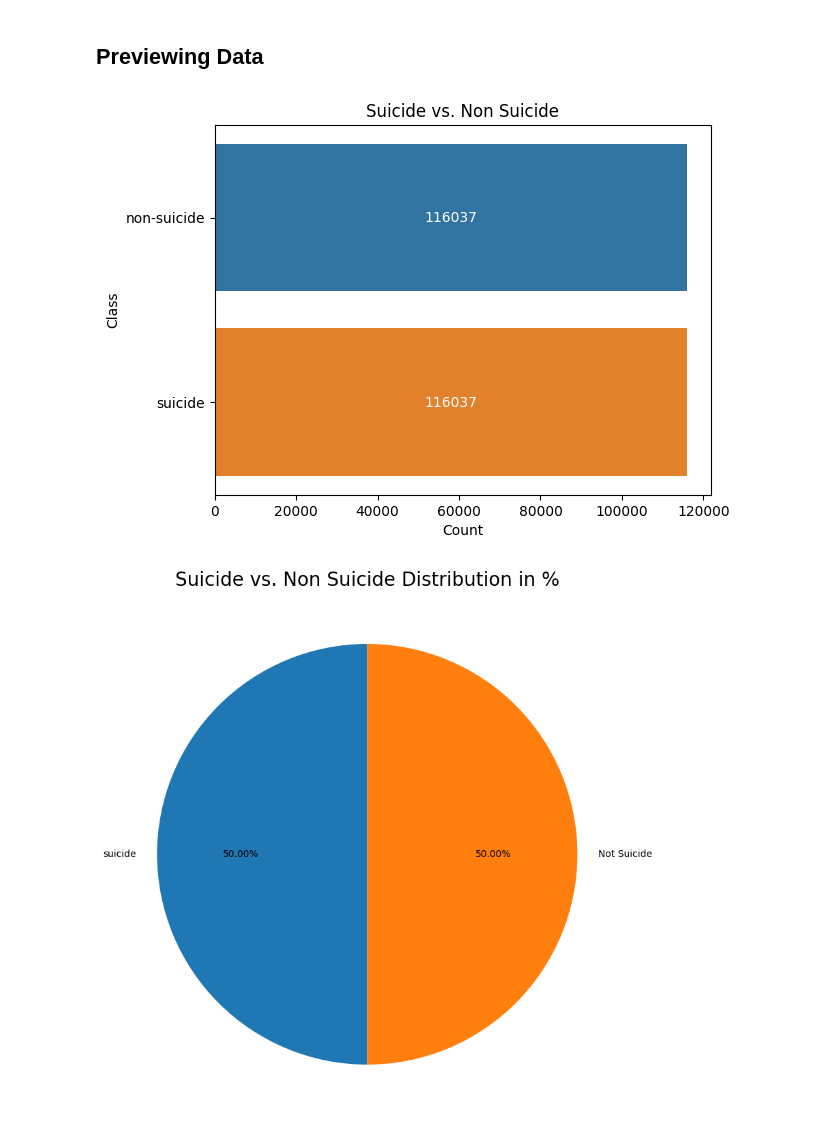
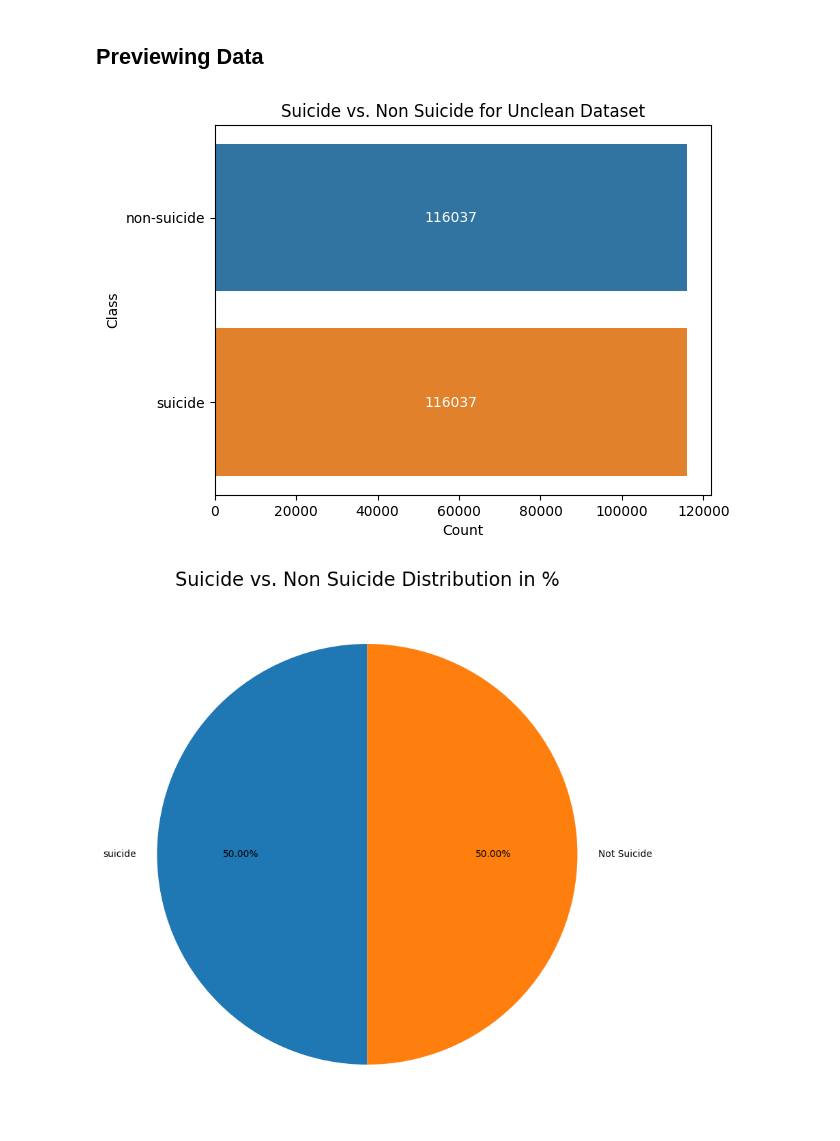
Before and after one commit to SamanthaGuillemette/SOEN471-PROJECT, a Jupyter notebook: 471Project_Team13.ipynb, the cells around one changed output. Saved outputs shown, nothing was run; the diff lists cells and outputs as text; code cells hidden in the pictures.

```diff
--- a/471Project_Team13.ipynb
+++ b/471Project_Team13.ipynb
@@ -51,23 +57,23 @@ dask.head()
 # %%
 class_counts = dask['class'].value_counts().compute()
 
 # Create a bar plot of the value counts using Seaborn
 ax = sns.barplot(x=class_counts.values, y=class_counts.index)
 
 for i, patch in enumerate(ax.patches):
     ax.text(patch.get_x() + patch.get_width() / 2, patch.get_y() + patch.get_height() / 2,
             str(class_counts.values[i]), fontsize=10, color='white', ha='center', va='center')
 
 
 # Add a title, x-label, and y-label to the plot
-plt.title('Suicide vs. Non Suicide')
+plt.title('Suicide vs. Non Suicide for Unclean Dataset')
 plt.xlabel('Count')
 plt.ylabel('Class')
 
 # Show the plot
 plt.show()
 # %% [output]
-[figure, old version]
+[figure, new version]
 # %%
 plt.figure(figsize=(10,10))
 plt.pie(class_counts.values, startangle=90, autopct='%0.2f%%', labels=['suicide','Not Suicide'])
```
Also changed, not shown: parts of 2 cells of this notebook.
